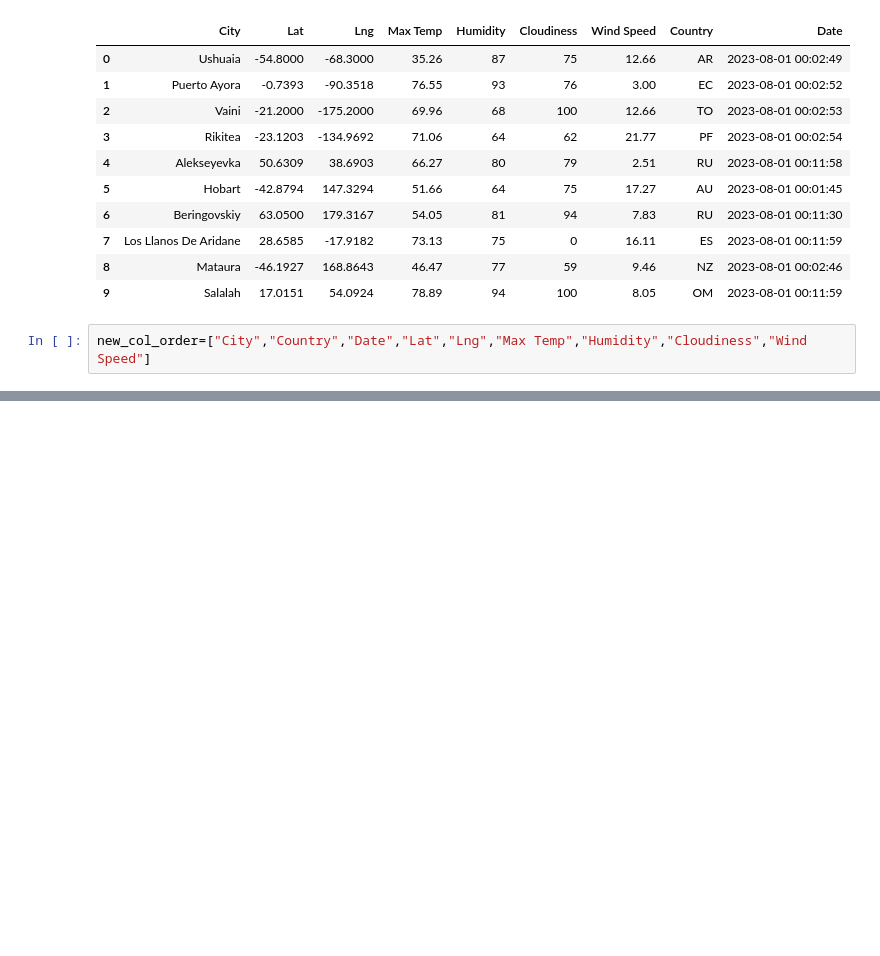
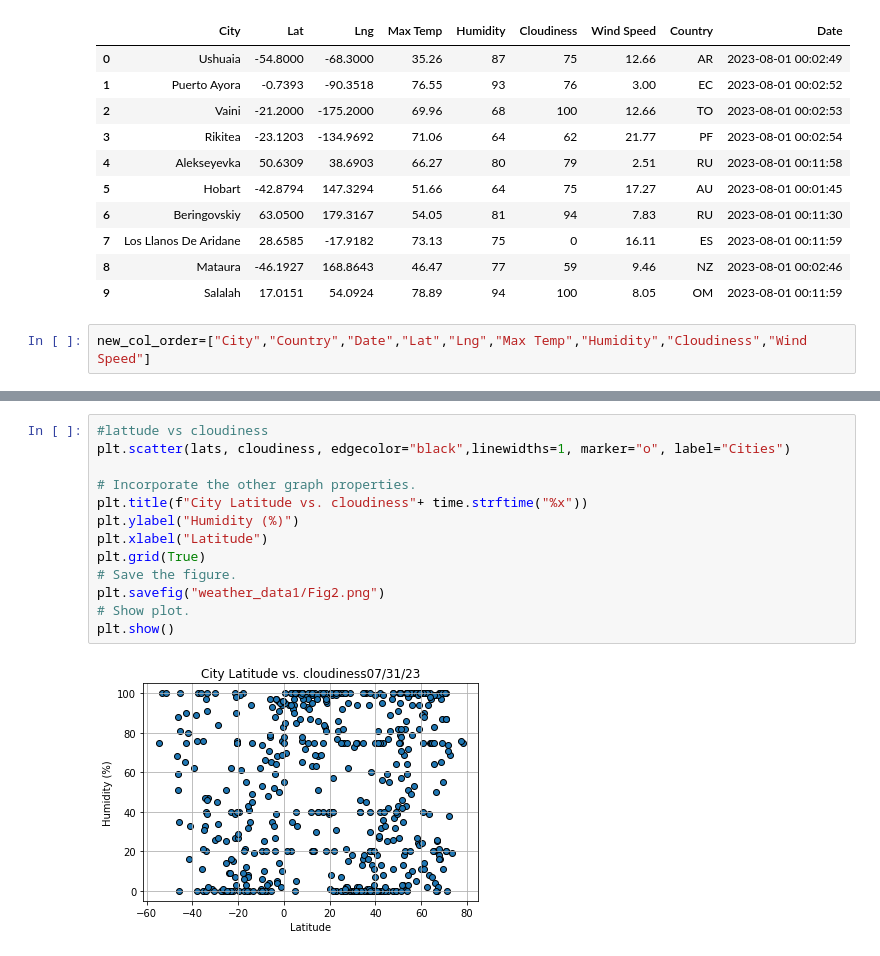
Before and after one commit to Angie1210/WeatherPy, a Jupyter notebook: API/cities_api.ipynb, the cells around one changed output, grey strips where cells are left out. Drawn from its saved outputs; the diff is of its cells as text; blank space fills up the shorter version.

```diff
--- a/API/cities_api.ipynb
+++ b/API/cities_api.ipynb
@@ -211,0 +270,15 @@ city_data_df.to_csv(output_data_file, index_label="City_ID")
+# %%
+#lattude vs cloudiness
+plt.scatter(lats, cloudiness, edgecolor="black",linewidths=1, marker="o", label="Cities")
+
+# Incorporate the other graph properties.
+plt.title(f"City Latitude vs. cloudiness"+ time.strftime("%x"))
+plt.ylabel("Humidity (%)")
+plt.xlabel("Latitude")
+plt.grid(True)
+# Save the figure.
+plt.savefig("weather_data1/Fig2.png")
+# Show plot.
+plt.show()
+# %% [output]
+[figure, added]
```
Also changed, not shown: parts of 9 cells of this notebook, 5 other files.
